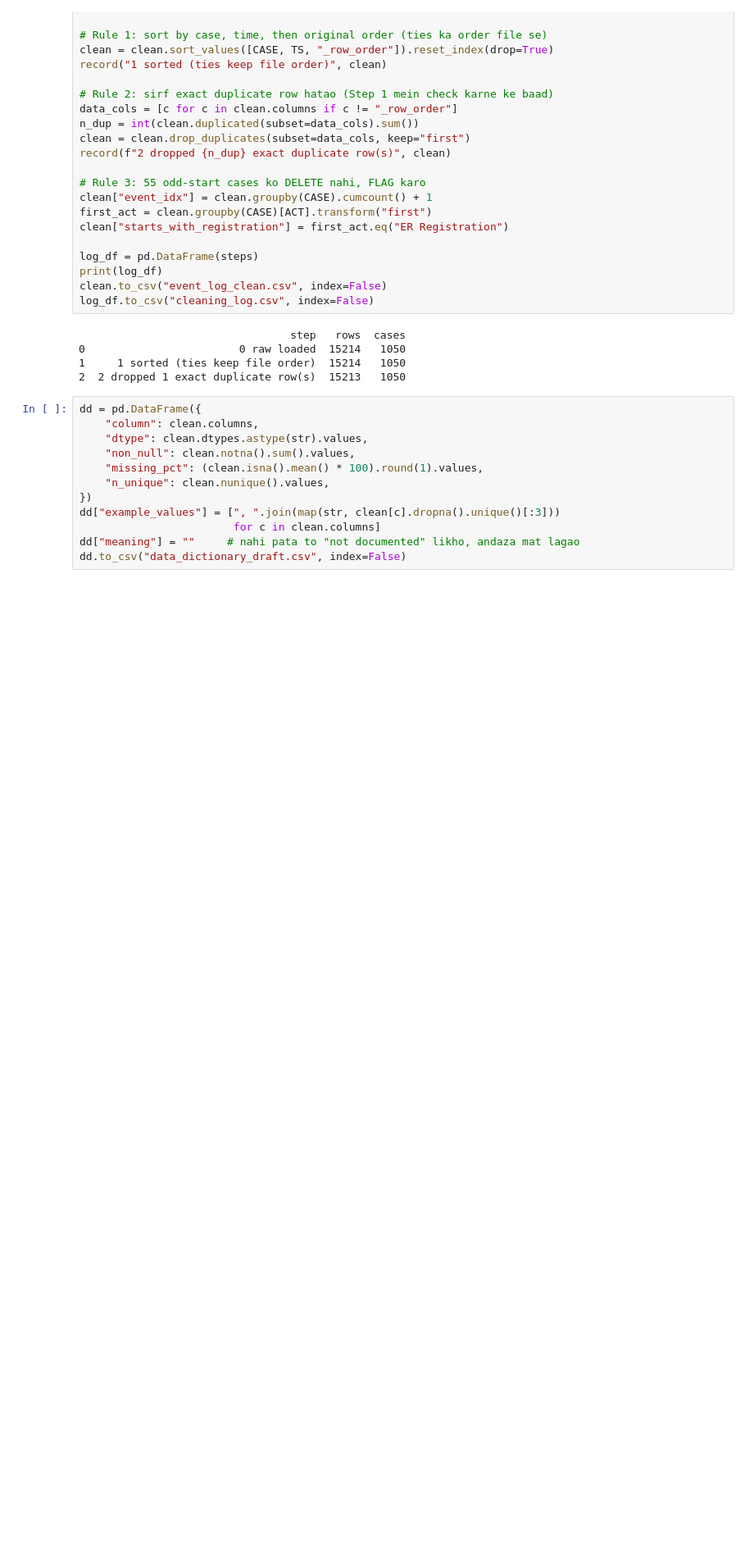
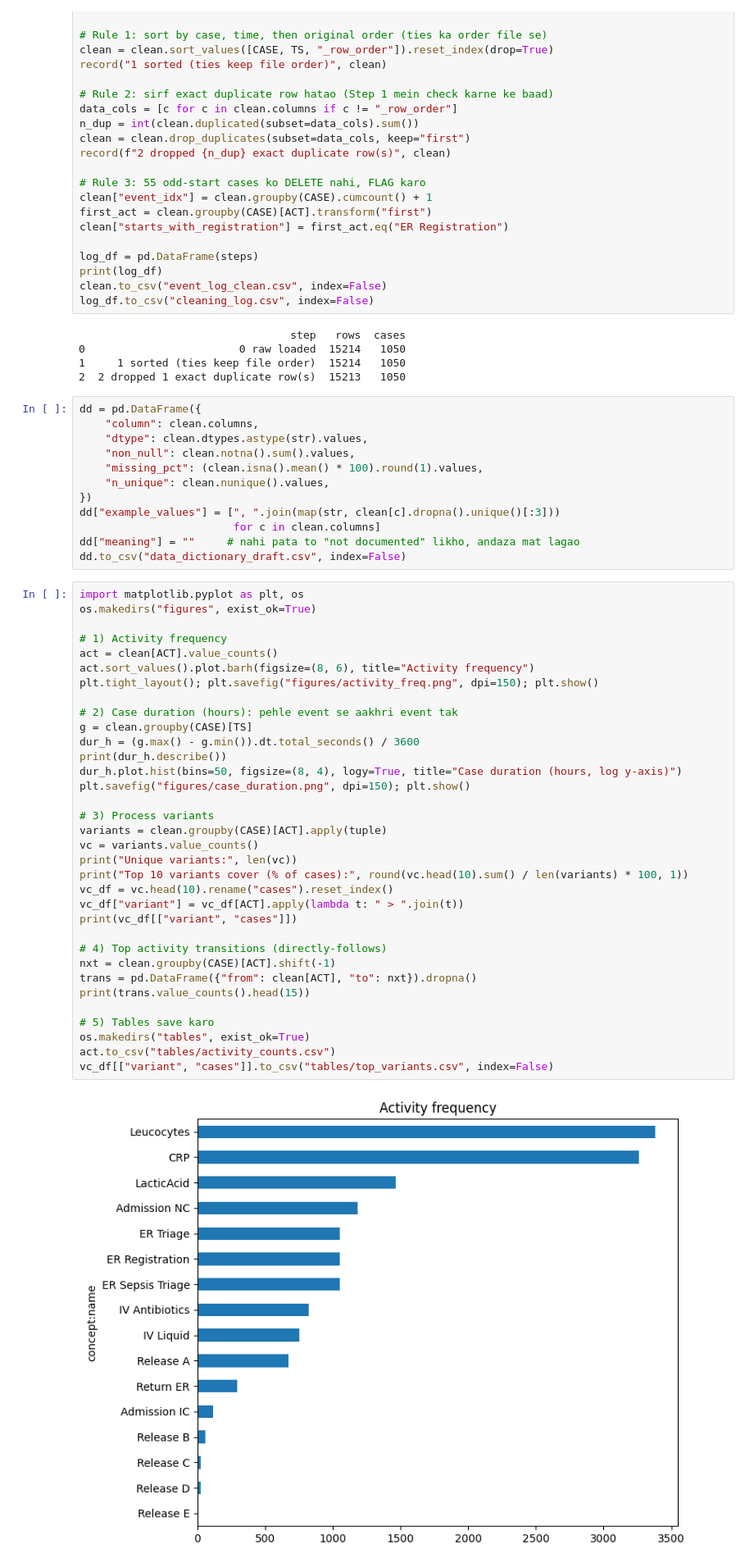
Before and after one commit to jamnalpriyanka21-collab/Careflow, a Jupyter notebook: Another_copy_of_01_data_understanding.ipynb, the cells around one changed output. Shown at 82% size. Saved outputs shown, nothing was run; the diff lists cells and outputs as text; blank space fills up the shorter version.

Commit message:
Add EDA: activity, duration, variants, transitions

```diff
--- a/Another_copy_of_01_data_understanding.ipynb
+++ b/Another_copy_of_01_data_understanding.ipynb
@@ -164,3 +164,39 @@ dd["example_values"] = [", ".join(map(str, clean[c].dropna().unique()[:3]))
                         for c in clean.columns]
 dd["meaning"] = ""     # nahi pata to "not documented" likho, andaza mat lagao
 dd.to_csv("data_dictionary_draft.csv", index=False)
+# %%
+import matplotlib.pyplot as plt, os
+os.makedirs("figures", exist_ok=True)
+
+# 1) Activity frequency
+act = clean[ACT].value_counts()
+act.sort_values().plot.barh(figsize=(8, 6), title="Activity frequency")
+plt.tight_layout(); plt.savefig("figures/activity_freq.png", dpi=150); plt.show()
+
+# 2) Case duration (hours): pehle event se aakhri event tak
+g = clean.groupby(CASE)[TS]
+dur_h = (g.max() - g.min()).dt.total_seconds() / 3600
+print(dur_h.describe())
+dur_h.plot.hist(bins=50, figsize=(8, 4), logy=True, title="Case duration (hours, log y-axis)")
+plt.savefig("figures/case_duration.png", dpi=150); plt.show()
+
+# 3) Process variants
+variants = clean.groupby(CASE)[ACT].apply(tuple)
+vc = variants.value_counts()
+print("Unique variants:", len(vc))
+print("Top 10 variants cover (% of cases):", round(vc.head(10).sum() / len(variants) * 100, 1))
+vc_df = vc.head(10).rename("cases").reset_index()
+vc_df["variant"] = vc_df[ACT].apply(lambda t: " > ".join(t))
+print(vc_df[["variant", "cases"]])
+
+# 4) Top activity transitions (directly-follows)
+nxt = clean.groupby(CASE)[ACT].shift(-1)
+trans = pd.DataFrame({"from": clean[ACT], "to": nxt}).dropna()
+print(trans.value_counts().head(15))
+
+# 5) Tables save karo
+os.makedirs("tables", exist_ok=True)
+act.to_csv("tables/activity_counts.csv")
+vc_df[["variant", "cases"]].to_csv("tables/top_variants.csv", index=False)
+# %% [output]
+[figure, added]
```
Also changed, not shown: parts of 1 cell of this notebook.
